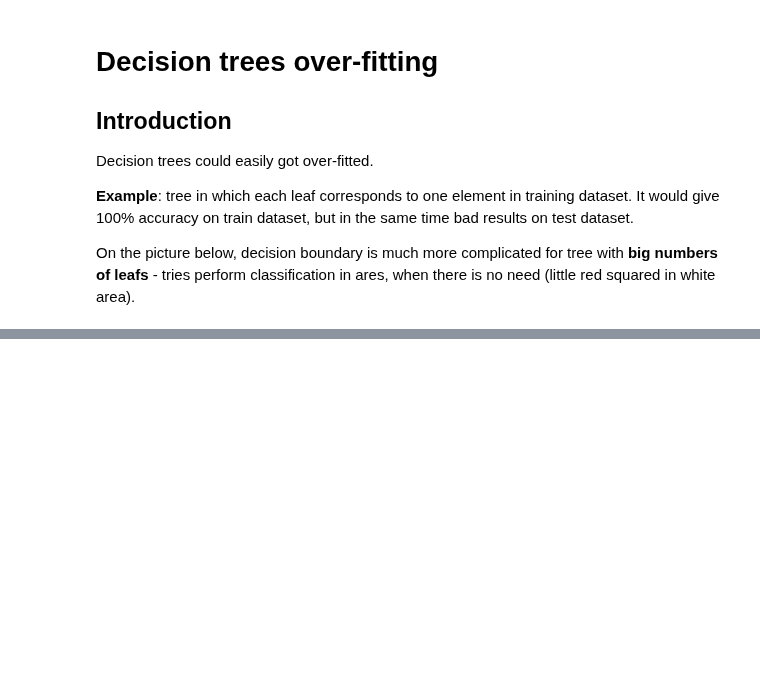
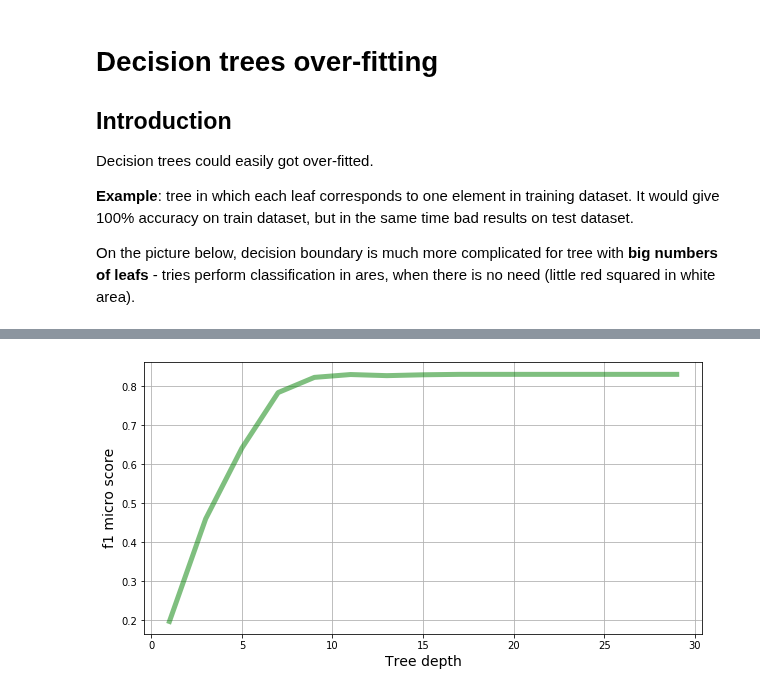
Before and after one commit to ZakharovAleksey/Study, a Jupyter notebook: Machine Learning/Yandex_specialization/trees.ipynb, the cells around one changed output, grey strips where cells are left out. Drawn from its saved outputs; the diff is of its cells as text; code cells hidden in the pictures; blank space fills up the shorter version.

Commit message:
[ML] Decision tree notes are complete.

```diff
--- a/Machine Learning/Yandex_specialization/trees.ipynb
+++ b/Machine Learning/Yandex_specialization/trees.ipynb
@@ -194,12 +194,13 @@ for ID, clf in enumerate(clfs):
     plot_desicion_boundary(
         clf, X_test[:, 0], X_test[:, 1], y_test, ax[ID],
         'Decision boundary for max_leaf={0}'.format(max_leaf_nodes_list[ID]),
-        df.columns.values[-3], df.columns.values[-2]
-    )
-    print( 'Accuracy DTC (max_leaf={0}): {1:.3f}'.format(
-        max_leaf_nodes_list[ID],
-        f1_score(y_test, clf.predict(X_test), average='micro')
-    ))
+        df.columns.values[-3], df.columns.values[-2])
+
+    print(
+        'Accuracy DTC (max_leaf={0: <3}): Train: {1:.3f} Test: {2:.3f}'.format(
+            max_leaf_nodes_list[ID],
+            f1_score(y_train, clf.predict(X_train), average='micro'),
+            f1_score(y_test, clf.predict(X_test), average='micro')))
 
 plt.show()
 # %% [output]
@@ -233,0 +243,12 @@ Composition of algorithms - RF & Grad boosing - see lectures
+# %%
+%%time
+from sklearn.model_selection import cross_val_score
+from sklearn.datasets import load_digits
+
+X, y = load_digits(return_X_y=True)
+max_depth_list = np.arange(1, 30, 2)
+score_list = np.zeros(len(max_depth_list))
+
+for ID, cur_depth in enumerate(max_depth_list):
+    clf = DTC(max_depth=cur_depth, random_state=1)
+    score_list[ID] = cross_val_score(clf, X, y, cv=10, scoring='f1_micro').mean()
@@ -233,0 +257,9 @@ Composition of algorithms - RF & Grad boosing - see lectures
+# %%
+fig, ax = plt.subplots(figsize=(10, 5))
+ax.plot(max_depth_list, score_list, color='green', alpha=0.5, lw=5)
+ax.set_xlabel('Tree depth', fontsize=14)
+ax.set_ylabel('f1 micro score', fontsize=14)
+ax.grid(True)
+plt.show()
+# %% [output]
+[figure, added]
```
Also changed, not shown: parts of 7 cells of this notebook.
